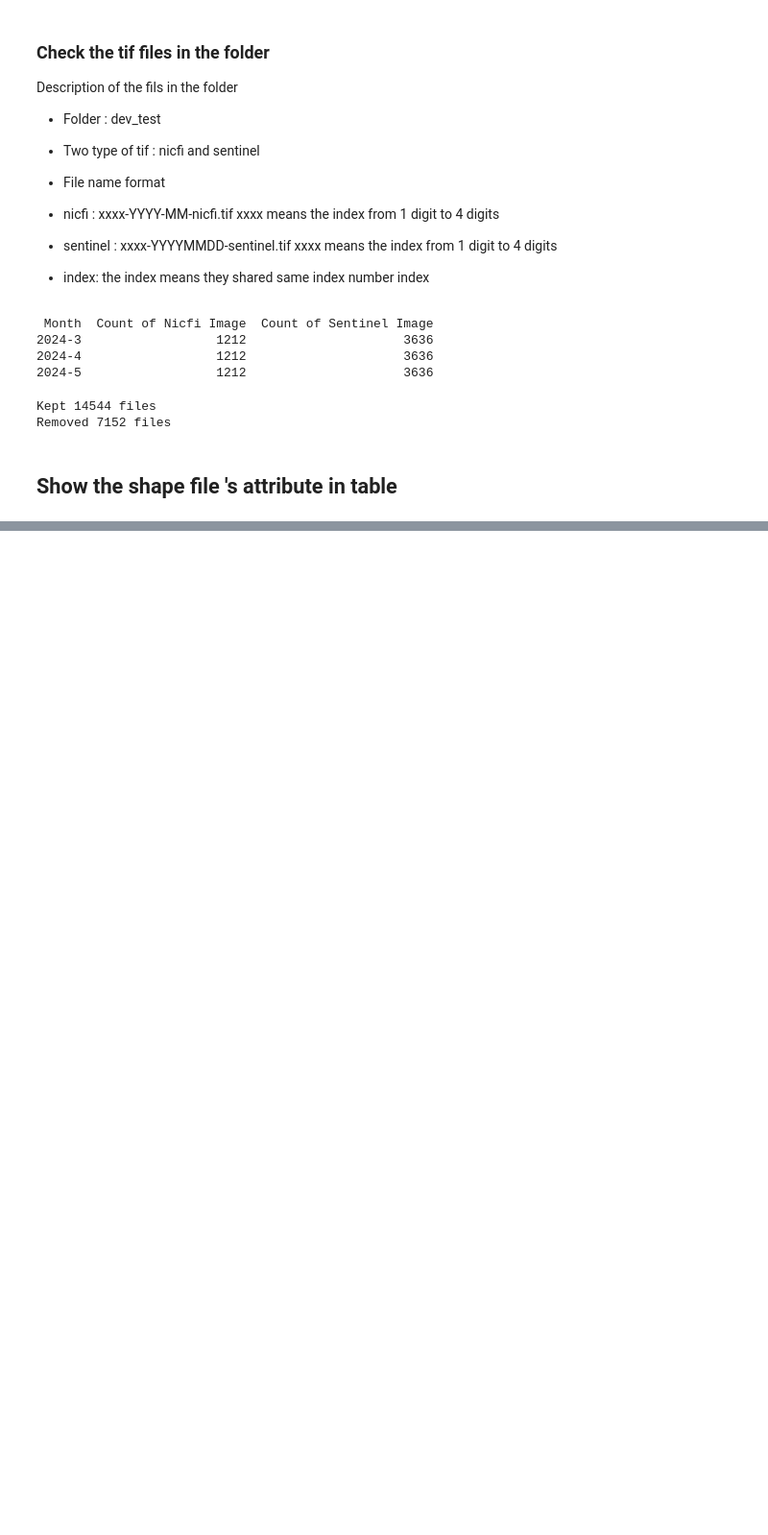
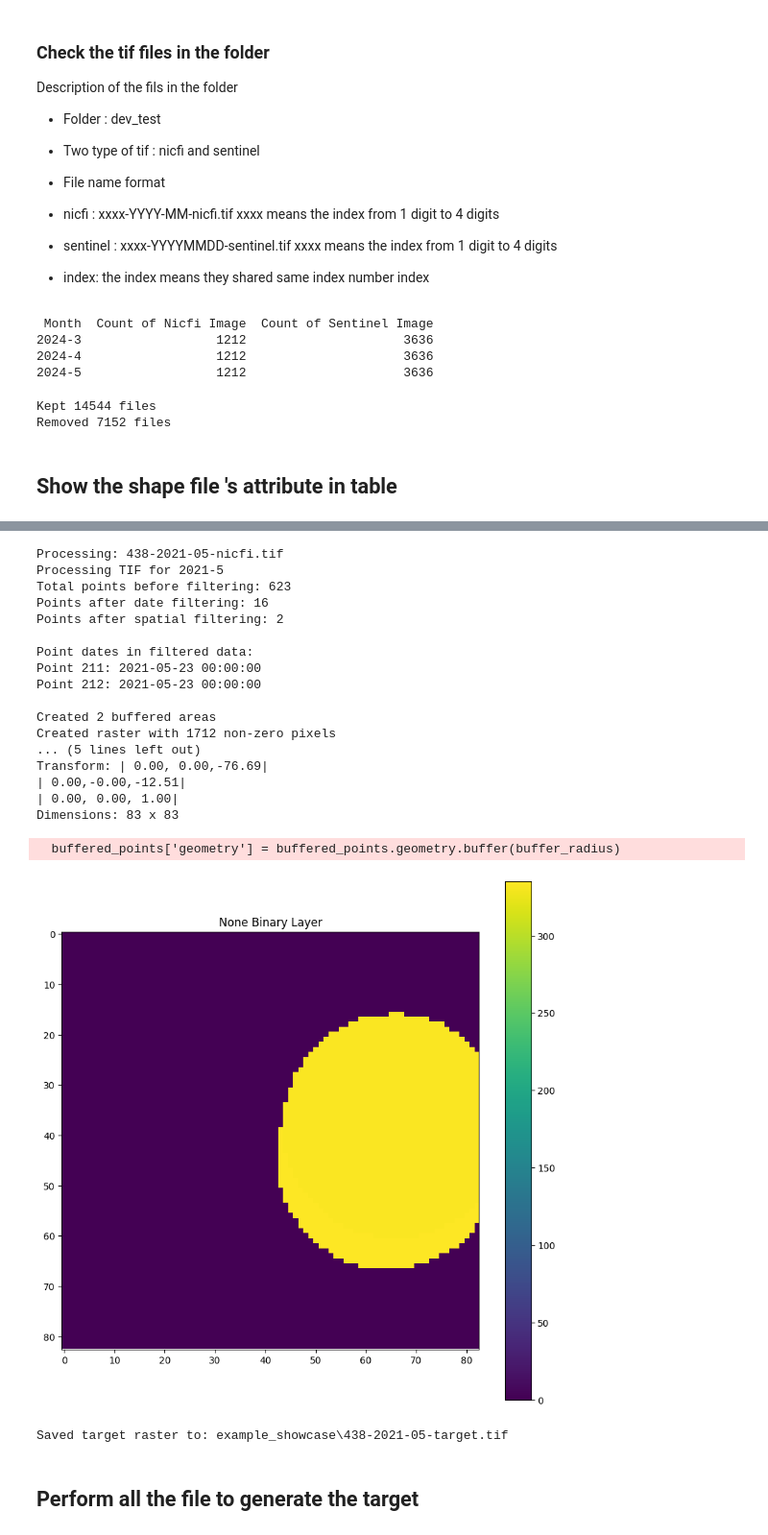
Before and after one commit to wayne-xyz/GoogleEarthEngineTask, a Jupyter notebook: Tif_ML/prep_t.ipynb, the cells around one changed output, grey strips where cells are left out. Shown: that part at 96% size. Cells and saved outputs as stored; diff of their text form; code cells hidden in the pictures; blank space fills up the shorter version.

Commit message:
function validate ready for target

```diff
--- a/Tif_ML/prep_t.ipynb
+++ b/Tif_ML/prep_t.ipynb
@@ -164,0 +128,26 @@ Shapefile attributes:
+# %%
+# show the attribute of the shape file print the name and of the table
+import geopandas as gpd
+import pandas as pd
+
+# Read the shapefile
+shapefile_path = os.path.join('J1V_Clip', 'fire_nrt_J1VC2_536460_clip.shp')
+gdf = gpd.read_file(shapefile_path)
+
+# Convert ACQ_DATE to datetime if it's not already
+gdf['ACQ_DATE'] = pd.to_datetime(gdf['ACQ_DATE'])
+
+print("Original dataframe head:")
+print(gdf.head())
+
+# Filter points from 2024
+filtered_points = gdf[gdf['ACQ_DATE'].dt.year == 2024]
+
+# Count the number of filtered points
+num_filtered_points = len(filtered_points)
+
+print(f"\nNumber of points from 2024: {num_filtered_points}")
+
+# Display the filtered points
+print("\nFiltered points from 2024:")
+print(filtered_points)
@@ -181,0 +413,37 @@ Requriments:
+# %%
+# example tif is : Tif_ML\example_showcase\438-2021-05-nicfi.tif
+# shaple file path :Tif_ML\J1V_Clip\fire_nrt_J1VC2_536460_clip.shp
+# target folder : Tif_ML\example_showcase
+
+# Use forward slashes for paths to avoid escaping issues
+example_tif_path = 'example_showcase/438-2021-05-nicfi.tif'
+example_shapefile_path = 'J1V_Clip/fire_nrt_J1VC2_536460_clip.shp'
+target_folder = 'example_showcase'
+
+# Create the target folder if it doesn't exist
+os.makedirs(target_folder, exist_ok=True)
+
+process_single_tif(example_tif_path, example_shapefile_path, target_folder, verbose=True)
+# %% [output]
+Processing: 438-2021-05-nicfi.tif
+Processing TIF for 2021-5
+Total points before filtering: 623
+Points after date filtering: 16
+Points after spatial filtering: 2
+
+Point dates in filtered data:
+Point 211: 2021-05-23 00:00:00
+Point 212: 2021-05-23 00:00:00
+
+Created 2 buffered areas
+Created raster with 1712 non-zero pixels
+... (5 lines left out)
+Transform: | 0.00, 0.00,-76.69|
+| 0.00,-0.00,-12.51|
+| 0.00, 0.00, 1.00|
+Dimensions: 83 x 83
+  buffered_points['geometry'] = buffered_points.geometry.buffer(buffer_radius)
+[figure, added]
+Saved target raster to: example_showcase\438-2021-05-target.tif
+# %% [markdown]
+## Perform all the file to generate the target
```
Also changed, not shown: parts of 5 cells of this notebook, 1 other file.
